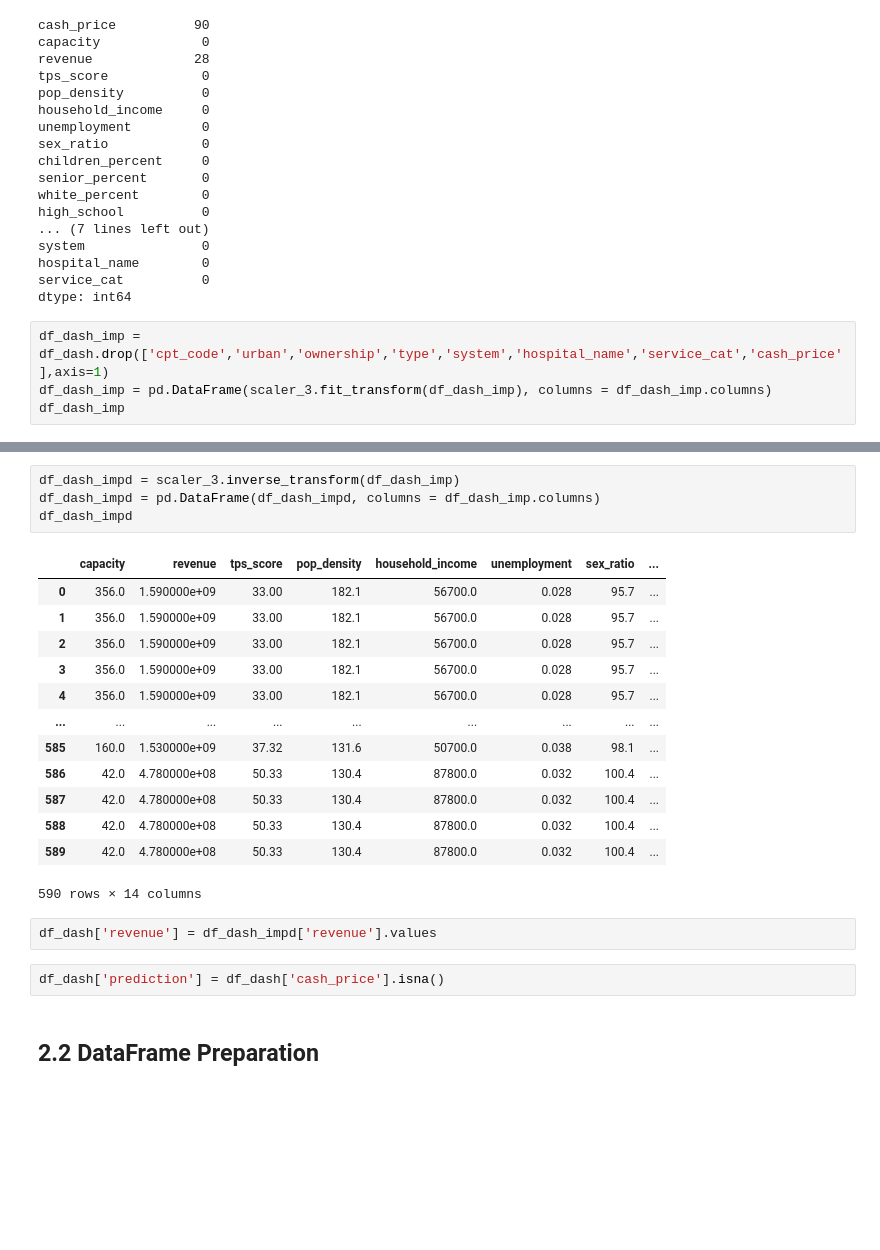
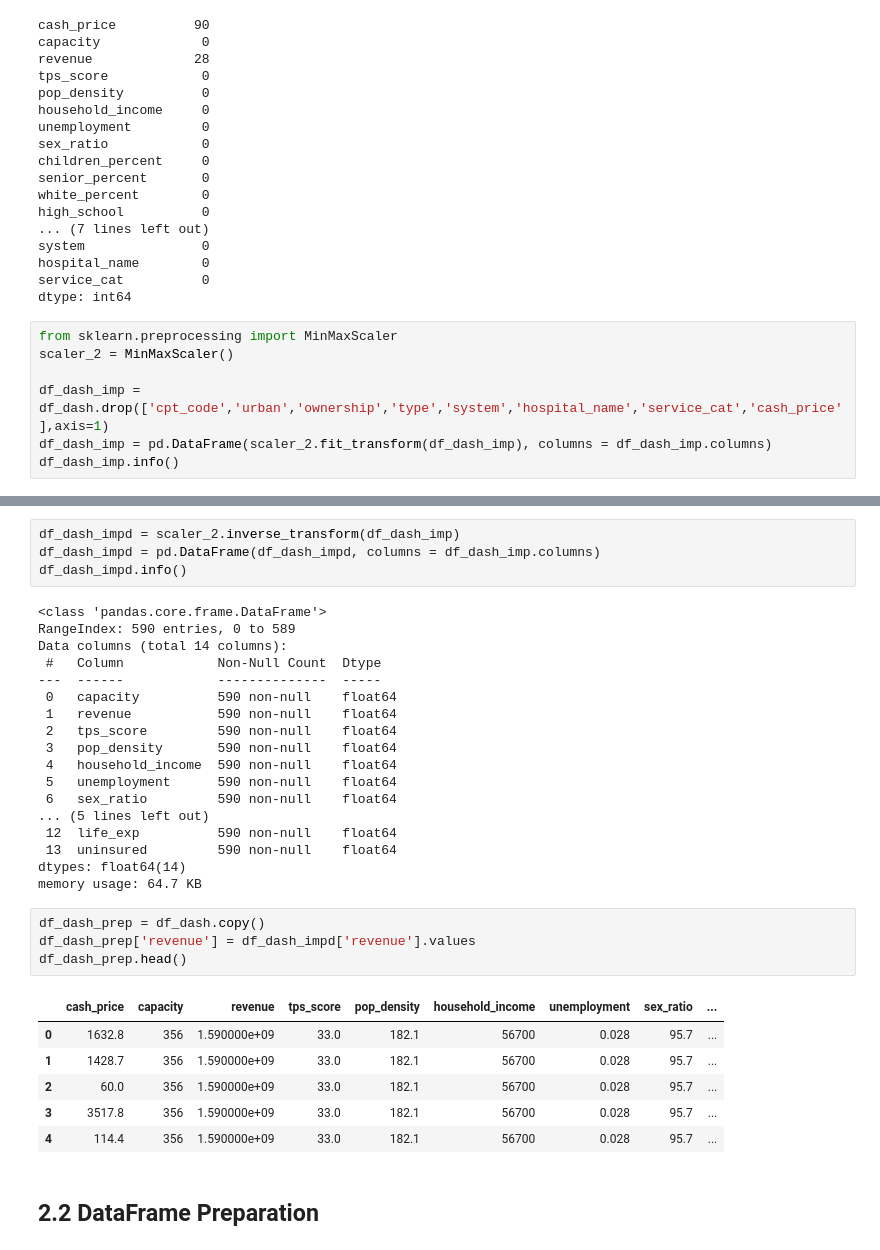
Before and after one commit to junting-huang/ds4a_project, a Jupyter notebook: regression_model.ipynb, the cells around one changed output, grey strips where cells are left out. Saved outputs shown, nothing was run; the diff lists cells and outputs as text; blank space fills up the shorter version.

```diff
--- a/regression_model.ipynb
+++ b/regression_model.ipynb
@@ -536,7 +518,10 @@ hospital_name        0
 service_cat          0
 dtype: int64
 # %%
+from sklearn.preprocessing import MinMaxScaler
+scaler_2 = MinMaxScaler()
+
 df_dash_imp = df_dash.drop(['cpt_code','urban','ownership','type','system','hospital_name','service_cat','cash_price'],axis=1)
-df_dash_imp = pd.DataFrame(scaler_3.fit_transform(df_dash_imp), columns = df_dash_imp.columns)
-df_dash_imp
+df_dash_imp = pd.DataFrame(scaler_2.fit_transform(df_dash_imp), columns = df_dash_imp.columns)
+df_dash_imp.info()
 # %% [output]
@@ -575,24 +568,35 @@ df_dash_imp
 # %%
-df_dash_impd = scaler_3.inverse_transform(df_dash_imp)
+df_dash_impd = scaler_2.inverse_transform(df_dash_imp)
 df_dash_impd = pd.DataFrame(df_dash_impd, columns = df_dash_imp.columns)
-df_dash_impd
+df_dash_impd.info()
 # %% [output]
-|  | capacity | revenue | tps_score | pop_density | household_income | unemployment | sex_ratio | ... |
-| 0 | 356.0 | 1.590000e+09 | 33.00 | 182.1 | 56700.0 | 0.028 | 95.7 | ... |
-| 1 | 356.0 | 1.590000e+09 | 33.00 | 182.1 | 56700.0 | 0.028 | 95.7 | ... |
-| 2 | 356.0 | 1.590000e+09 | 33.00 | 182.1 | 56700.0 | 0.028 | 95.7 | ... |
-| 3 | 356.0 | 1.590000e+09 | 33.00 | 182.1 | 56700.0 | 0.028 | 95.7 | ... |
-| 4 | 356.0 | 1.590000e+09 | 33.00 | 182.1 | 56700.0 | 0.028 | 95.7 | ... |
-| ... | ... | ... | ... | ... | ... | ... | ... | ... |
-| 585 | 160.0 | 1.530000e+09 | 37.32 | 131.6 | 50700.0 | 0.038 | 98.1 | ... |
-| 586 | 42.0 | 4.780000e+08 | 50.33 | 130.4 | 87800.0 | 0.032 | 100.4 | ... |
-| 587 | 42.0 | 4.780000e+08 | 50.33 | 130.4 | 87800.0 | 0.032 | 100.4 | ... |
-| 588 | 42.0 | 4.780000e+08 | 50.33 | 130.4 | 87800.0 | 0.032 | 100.4 | ... |
-| 589 | 42.0 | 4.780000e+08 | 50.33 | 130.4 | 87800.0 | 0.032 | 100.4 | ... |
-590 rows × 14 columns
+<class 'pandas.core.frame.DataFrame'>
+RangeIndex: 590 entries, 0 to 589
+Data columns (total 14 columns):
+ #   Column            Non-Null Count  Dtype
+---  ------            --------------  -----
+ 0   capacity          590 non-null    float64
+ 1   revenue           590 non-null    float64
+ 2   tps_score         590 non-null    float64
+ 3   pop_density       590 non-null    float64
+ 4   household_income  590 non-null    float64
+ 5   unemployment      590 non-null    float64
+ 6   sex_ratio         590 non-null    float64
+... (5 lines left out)
+ 12  life_exp          590 non-null    float64
+ 13  uninsured         590 non-null    float64
+dtypes: float64(14)
+memory usage: 64.7 KB
 # %%
-df_dash['revenue'] = df_dash_impd['revenue'].values
+df_dash_prep = df_dash.copy()
+df_dash_prep['revenue'] = df_dash_impd['revenue'].values
+df_dash_prep.head()
+# %% [output]
+|  | cash_price | capacity | revenue | tps_score | pop_density | household_income | unemployment | sex_ratio | ... |
+| 0 | 1632.8 | 356 | 1.590000e+09 | 33.0 | 182.1 | 56700 | 0.028 | 95.7 | ... |
+| 1 | 1428.7 | 356 | 1.590000e+09 | 33.0 | 182.1 | 56700 | 0.028 | 95.7 | ... |
+| 2 | 60.0 | 356 | 1.590000e+09 | 33.0 | 182.1 | 56700 | 0.028 | 95.7 | ... |
+| 3 | 3517.8 | 356 | 1.590000e+09 | 33.0 | 182.1 | 56700 | 0.028 | 95.7 | ... |
+| 4 | 114.4 | 356 | 1.590000e+09 | 33.0 | 182.1 | 56700 | 0.028 | 95.7 | ... |
-# %%
-df_dash['prediction'] = df_dash['cash_price'].isna()
 # %% [markdown]
 ## 2.2 DataFrame Preparation
```
Also changed, not shown: parts of 32 cells of this notebook.
